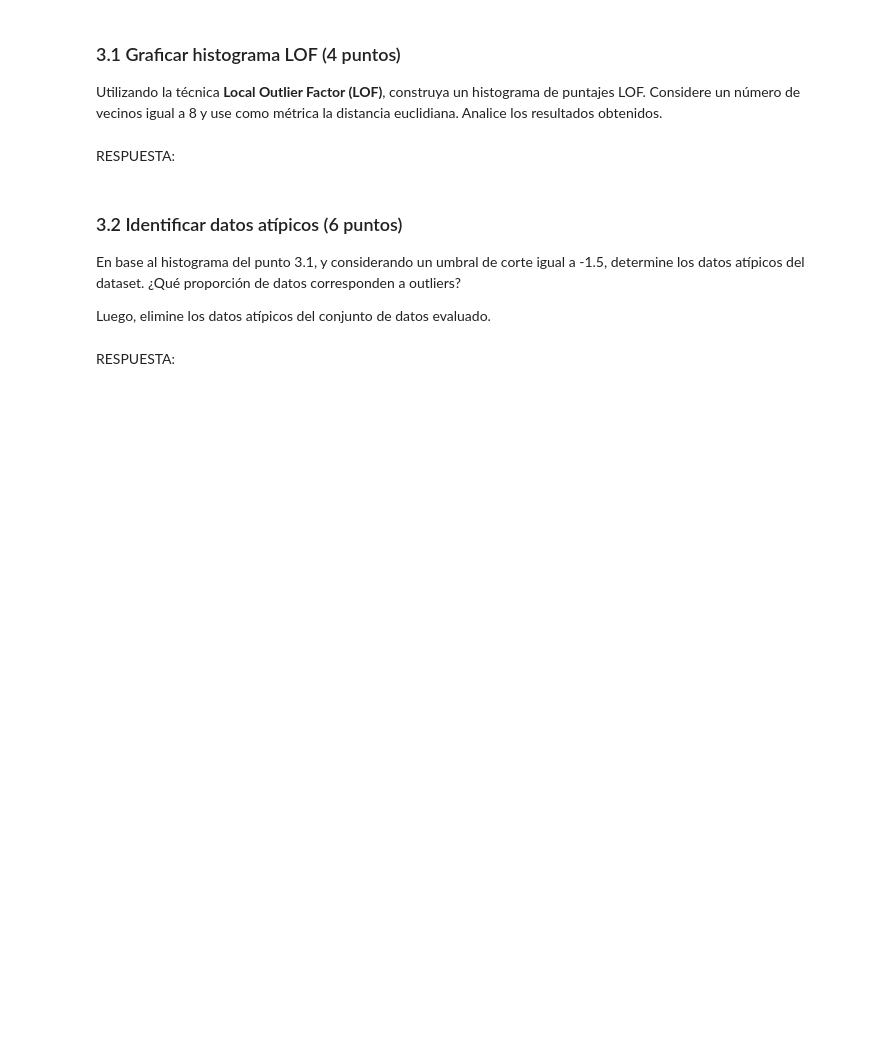
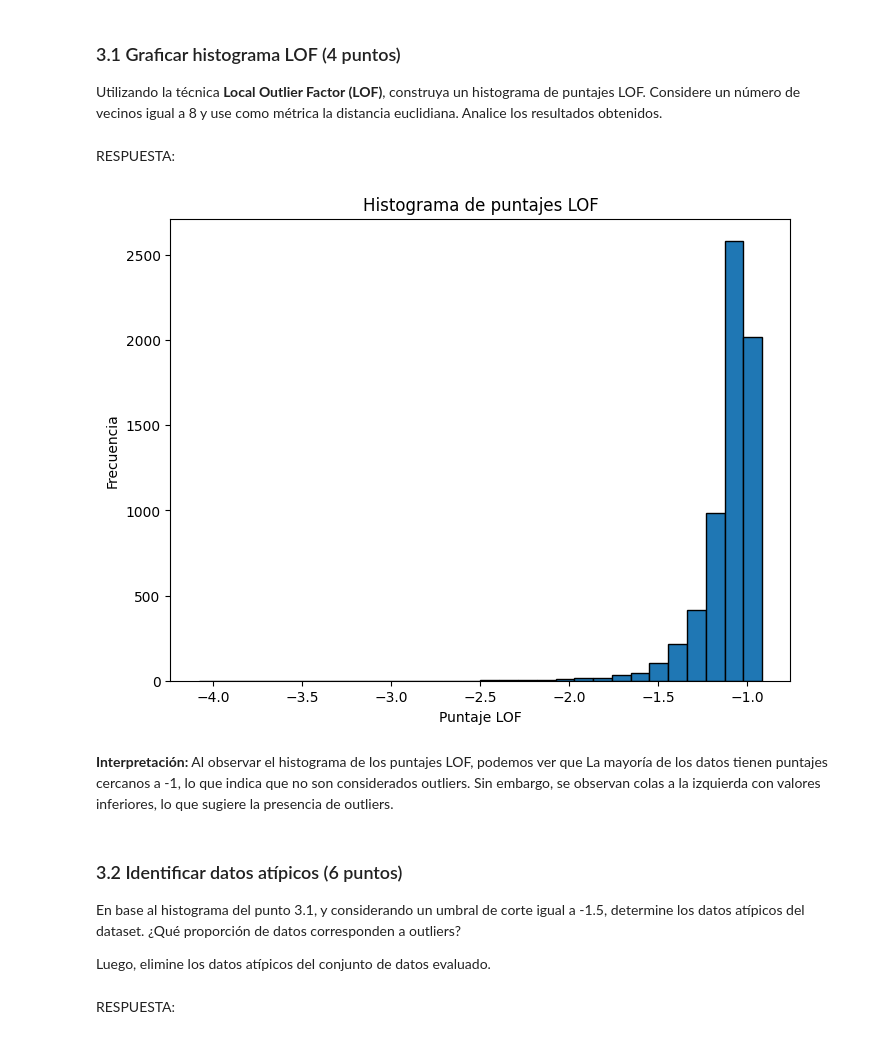
Before and after one commit to DvskyfenixX/mineria_de_datos, a Jupyter notebook: ENUNCIADO - TAREA 1 2025-1.ipynb, the cells around one changed output. Saved outputs shown, nothing was run; the diff lists cells and outputs as text; code cells hidden in the pictures; blank space fills up the shorter version.

```diff
--- a/ENUNCIADO - TAREA 1 2025-1.ipynb
+++ b/ENUNCIADO - TAREA 1 2025-1.ipynb
@@ -312,3 +314,7 @@ Varianza explicada por el segundo componente: 0.24
 ## Parte 3: Detección de outliers (10 puntos)
 # %% [markdown]
 **En esta tercera parte se debe evaluar la existencia de outliers. Para ello, debe trabajar con la matriz obtenida en el punto 2.2 (retiene el 90% de la varianza)**.
+# %%
+# "Instanciamos" la matriz con un 90% de varianza explicada
+pca90 = PCA(n_components=6)
+pca90.fit(df_vinos_normalizado)
@@ -318,6 +326,25 @@ Varianza explicada por el segundo componente: 0.24
 Utilizando la técnica **Local Outlier Factor (LOF)**, construya un histograma de puntajes LOF. Considere un número de vecinos igual a 8 y use como métrica la distancia euclidiana. Analice los resultados obtenidos.
 # %% [markdown]
 RESPUESTA:
+# %%
+from sklearn.neighbors import LocalOutlierFactor
+
+LOF = LocalOutlierFactor(n_neighbors=8, metric="euclidean")
+df_vinos_LOF = df_vinos_normalizado.copy()
+df_vinos_LOF["LOF"] = LOF.fit_predict(df_vinos_LOF)
+
+lof_scores = LOF.negative_outlier_factor_
+
+plt.figure(figsize=(8, 6))
+plt.hist(lof_scores, bins=30, edgecolor="black")
+plt.title("Histograma de puntajes LOF")
+plt.xlabel("Puntaje LOF")
+plt.ylabel("Frecuencia")
+plt.show()
+# %% [output]
+[figure, added]
+# %% [markdown]
+**Interpretación:** Al observar el histograma de los puntajes LOF, podemos ver que La mayoría de los datos tienen puntajes cercanos a -1, lo que indica que no son considerados outliers. Sin embargo, se observan colas a la izquierda con valores inferiores, lo que sugiere la presencia de outliers.
 # %% [markdown]
 ### 3.2 Identificar datos atípicos (6 puntos)
 
```
Also changed, not shown: parts of 28 cells of this notebook.
